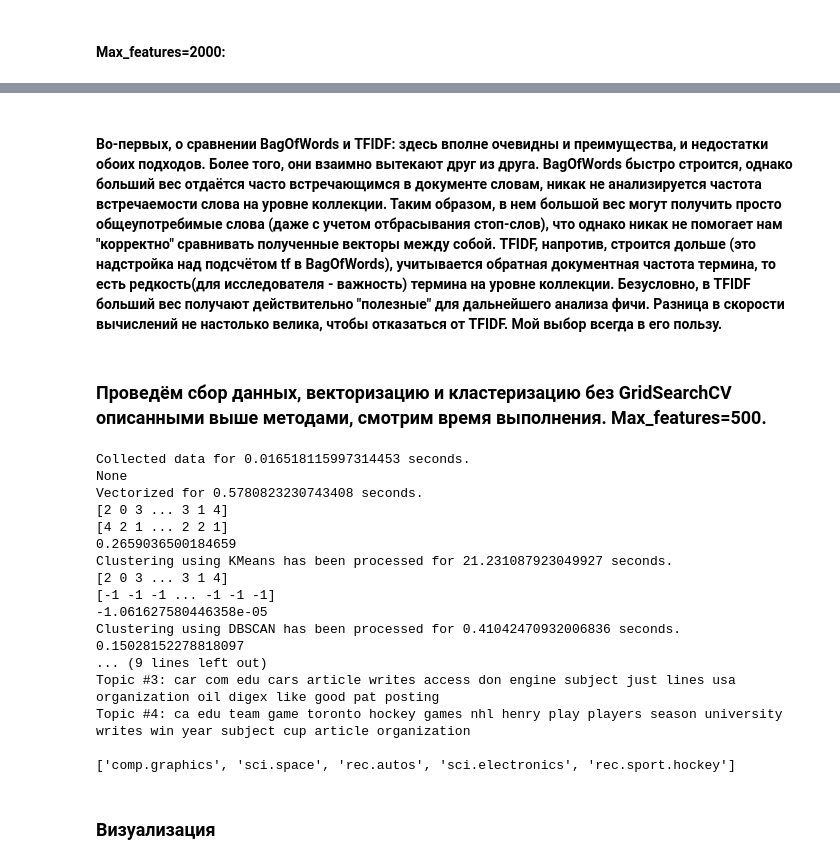
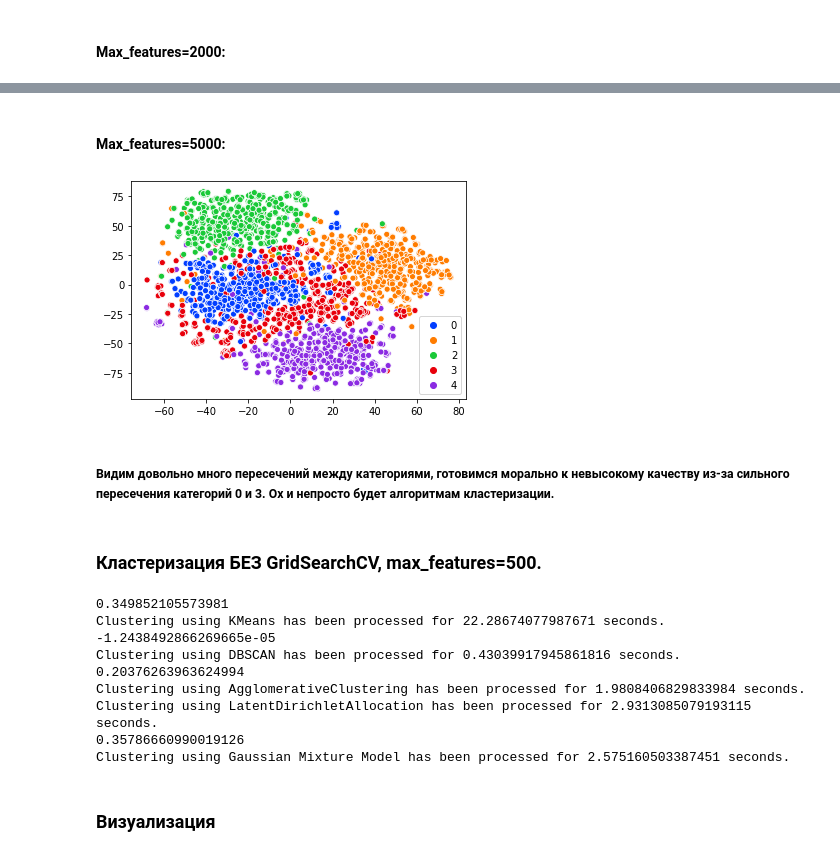
Before and after one commit to PanchenkoAnton/Data-Mining, a Jupyter notebook: ExtendedClusteringVisualizationPanchenko.ipynb, the cells around one changed output, grey strips where cells are left out. Cells and saved outputs as stored; diff of their text form; code cells hidden in the pictures.

```diff
--- a/ExtendedClusteringVisualizationPanchenko.ipynb
+++ b/ExtendedClusteringVisualizationPanchenko.ipynb
@@ -223,26 +299,24 @@ Processed 2000 features for 20.614306926727295 seconds.
-# %% [markdown]
-#### Во-первых, о сравнении BagOfWords и TFIDF: здесь вполне очевидны и преимущества, и недостатки обоих подходов. Более того, они взаимно вытекают друг из друга. BagOfWords быстро строится, однако больший вес отдаётся часто встречающимся в документе словам, никак не анализируется частота встречаемости слова на уровне коллекции. Таким образом, в нем большой вес могут получить просто общеупотребимые слова (даже с учетом отбрасывания стоп-слов), что однако никак не помогает нам "корректно" сравнивать полученные векторы между собой. TFIDF, напротив, строится дольше (это надстройка над подсчётом tf в BagOfWords), учитывается обратная документная частота термина, то есть редкость(для исследователя - важность) термина на уровне коллекции. Безусловно, в TFIDF больший вес получают действительно "полезные" для дальнейшего анализа фичи. Разница в скорости вычислений не настолько велика, чтобы отказаться от TFIDF. Мой выбор всегда в его пользу.
-# %% [markdown]
-### Проведём сбор данных, векторизацию и кластеризацию без GridSearchCV описанными выше методами, смотрим время выполнения. Max_features=500.
+# %% [markdown]
+#### Max_features=5000:
+# %%
+visualize(X_embedded=X_embedded_5000, max_features=5000)
+# %% [output]
+[figure, added]
+# %% [markdown]
+##### Видим довольно много пересечений между категориями, готовимся морально к невысокому качеству из-за сильного пересечения категорий 0 и 3. Ох и непросто будет алгоритмам кластеризации.
+# %% [markdown]
+### Кластеризация БЕЗ GridSearchCV, max_features=500.
 # %%
-kmeans, dbscan, agglomerative, lda, gmm = process_grid_search(max_features=500)
+kmeans, dbscan, agglomerative, lda, gmm = process_experiment(X_500, max_features=500)
 # %% [output]
-Collected data for 0.016518115997314453 seconds.
-None
-Vectorized for 0.5780823230743408 seconds.
-[2 0 3 ... 3 1 4]
-[4 2 1 ... 2 2 1]
-0.2659036500184659
-Clustering using KMeans has been processed for 21.231087923049927 seconds.
-[2 0 3 ... 3 1 4]
-[-1 -1 -1 ... -1 -1 -1]
--1.061627580446358e-05
-Clustering using DBSCAN has been processed for 0.41042470932006836 seconds.
-0.15028152278818097
-... (9 lines left out)
-Topic #3: car com edu cars article writes access don engine subject just lines usa organization oil digex like good pat posting
-Topic #4: ca edu team game toronto hockey games nhl henry play players season university writes win year subject cup article organization
-
-['comp.graphics', 'sci.space', 'rec.autos', 'sci.electronics', 'rec.sport.hockey']
+0.349852105573981
+Clustering using KMeans has been processed for 22.28674077987671 seconds.
+-1.2438492866269665e-05
+Clustering using DBSCAN has been processed for 0.43039917945861816 seconds.
+0.20376263963624994
+Clustering using AgglomerativeClustering has been processed for 1.9808406829833984 seconds.
+Clustering using LatentDirichletAllocation has been processed for 2.9313085079193115 seconds.
+0.35786660990019126
+Clustering using Gaussian Mixture Model has been processed for 2.575160503387451 seconds.
 # %% [markdown]
 ### Визуализация
```
Also changed, not shown: parts of 83 cells of this notebook.
